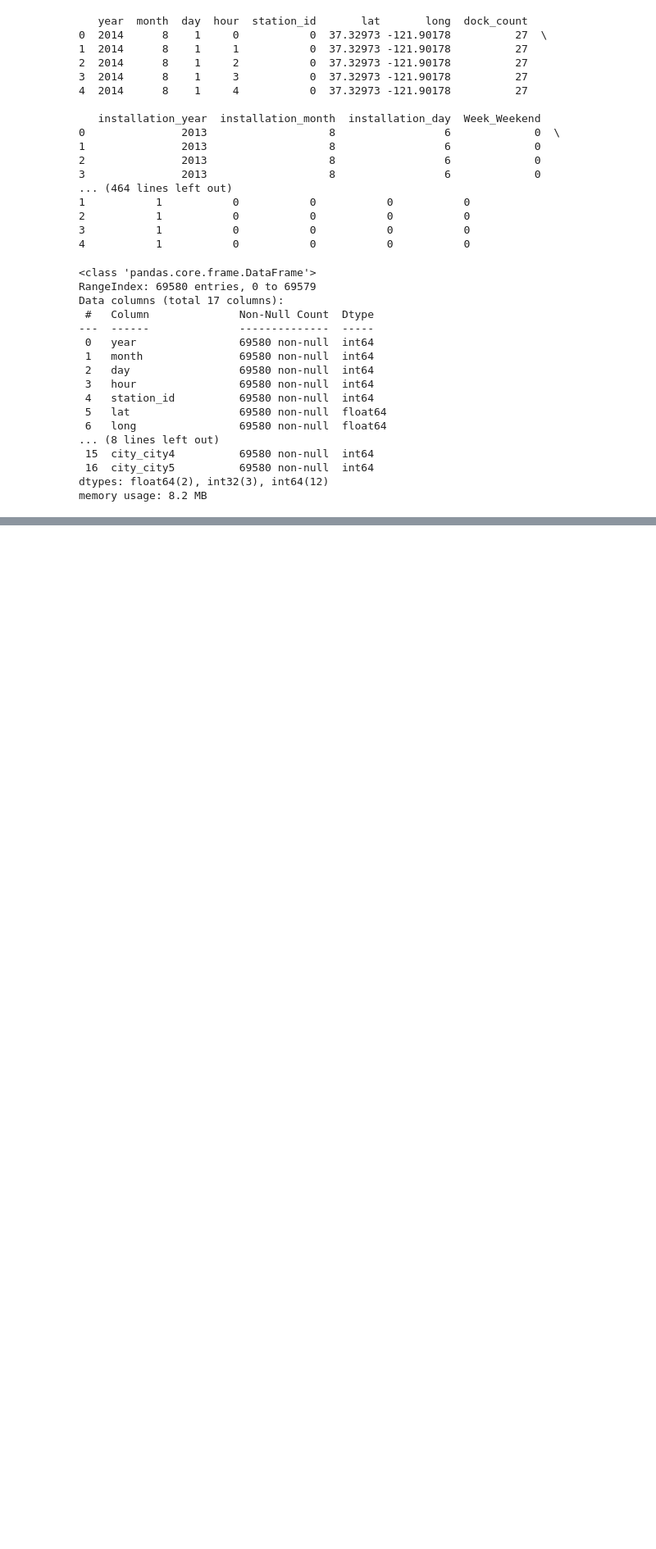
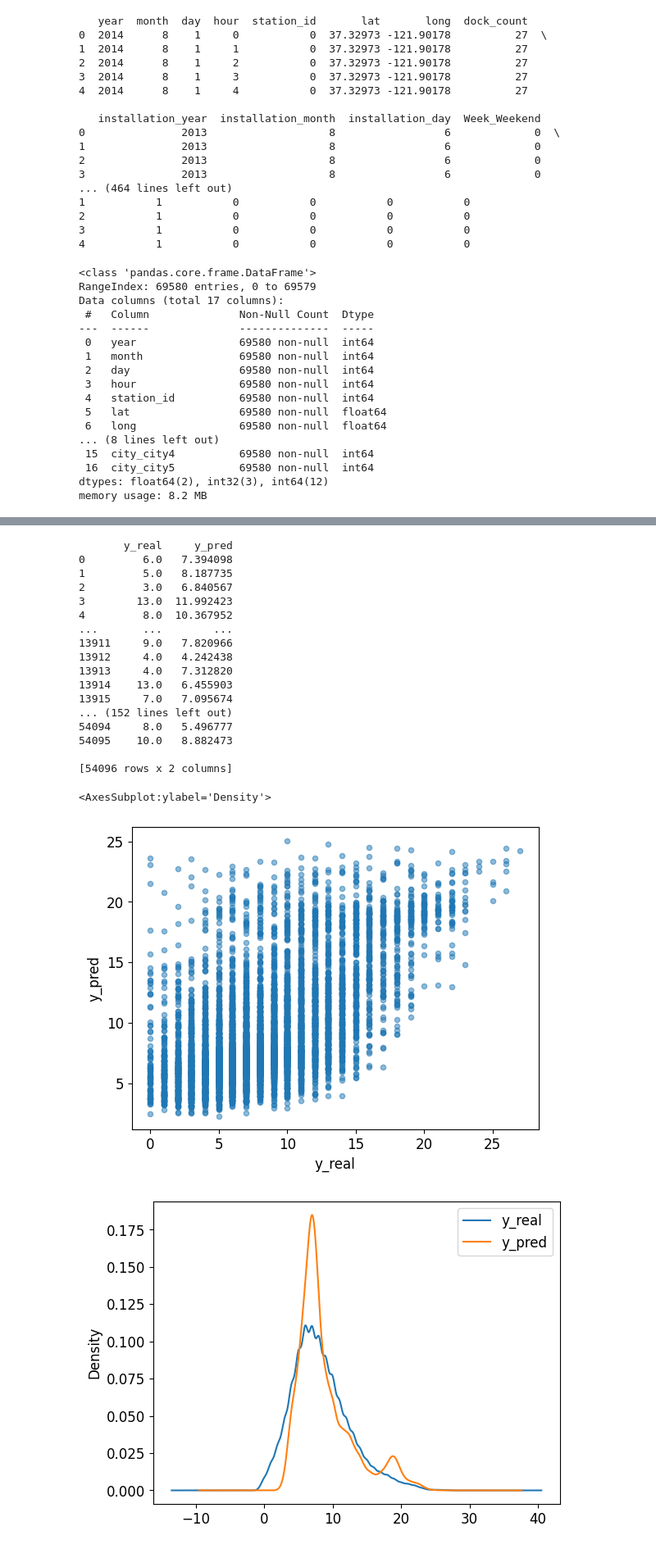
Before and after one commit to ihpolyphe/Kaggle, a Jupyter notebook: bikes_available/pretreatment_baseline.ipynb, the cells around one changed output, grey strips where cells are left out. Shown at 82% size. Cells and saved outputs as stored; diff of their text form; code cells hidden in the pictures; blank space fills up the shorter version.

```diff
--- a/bikes_available/pretreatment_baseline.ipynb
+++ b/bikes_available/pretreatment_baseline.ipynb
@@ -896,4 +958,0 @@ plt.show()
-# %%
-y_pred = np.where(y_pred >Dicision_threshould, 1, 0)
-y_pred = pd.DataFrame(y_pred)
-y_pred.head()
@@ -901,0 +959,10 @@ test_id.head()
+# %%
+from sklearn.metrics import mean_squared_error
+rmse_list = []
+print("check")
+print(len(y_valid))
+for y_pred, y_true in zip(y_pred_train_list, y_valid):
+    print("check")
+    y_pred = np.where(y_pred < 0, 0.0, y_pred)
+    print("mean_squared_error {}".format(np.sqrt(mean_squared_error(y_true, y_pred))))
+    rmse_list.append(np.sqrt(mean_squared_error(y_true, y_pred)))
@@ -901,0 +987,51 @@ test_id.head()
+# %%
+# 予測値グラフ化
+def Prediction_accuracy(pred_df,rmse):
+    # MSE = mean_squared_error(pred_df['y_test'], pred_df['y_pred'])
+    # RMSE = np.sqrt(mean_squared_error(pred_df['y_test'], pred_df['y_pred']))
+    # r2 = r2_score(pred_df['y_test'], pred_df['y_pred'])
+    plt.figure(figsize = (5,5))
+    ax = plt.subplot(111)
+    ax.scatter('y_real', 'y_pred', data = pred_df,alpha=0.9)
+    ax.set_xlabel('y_real', fontsize = 14)
+    ax.set_ylabel('y_pred', fontsize = 14)
+    plt.tick_params(labelsize = 15)
+    ax.plot('y_pred','y_pred',data=pred_df,color='red',alpha =0.5)
+    plt.text(0.05, 0.92, 'RMSE  = {}'.format(str(round(rmse,3))),transform = ax.transAxes, fontsize = 14)
+    # plt.text(0.05, 0.80, 'R²   = {}'.format(str(round(r2,3))),transform = ax.transAxes, fontsize = 14)
+    plt.show();
+    # print(pred_df.describe())
+    # print(pred_df.head())
+
+for y_pred, y_true, rmse in zip(y_pred_train_list, y_valid, rmse_list):
+    y_true = y_true.reset_index()
+    y_true.drop("index", axis=1, inplace=True)
+    # 検証データで予測精度を確認
+    pred_df_light = pd.concat([y_true, pd.Series(y_pred)], axis = 1)
+    pred_df_light.columns = ['y_real', 'y_pred']
+    print(pred_df_light)
+    Prediction_accuracy(pred_df_light[:5000],rmse)
+pred_df_light.to_csv("check_validation_result.csv")
+pred_df_light[:10000].plot.scatter(x='y_real', y='y_pred', alpha=0.5)
+pred_df_light.plot.kde()
+# %% [output]
+       y_real     y_pred
+0         6.0   7.394098
+1         5.0   8.187735
+2         3.0   6.840567
+3        13.0  11.992423
+4         8.0  10.367952
+...       ...        ...
+13911     9.0   7.820966
+13912     4.0   4.242438
+13913     4.0   7.312820
+13914    13.0   6.455903
+13915     7.0   7.095674
+... (152 lines left out)
+54094     8.0   5.496777
+54095    10.0   8.882473
+
+[54096 rows x 2 columns]
+<AxesSubplot:ylabel='Density'>
+[figure, added]
+[figure, added]
```
Also changed, not shown: parts of 32 cells of this notebook, 5 other files.
